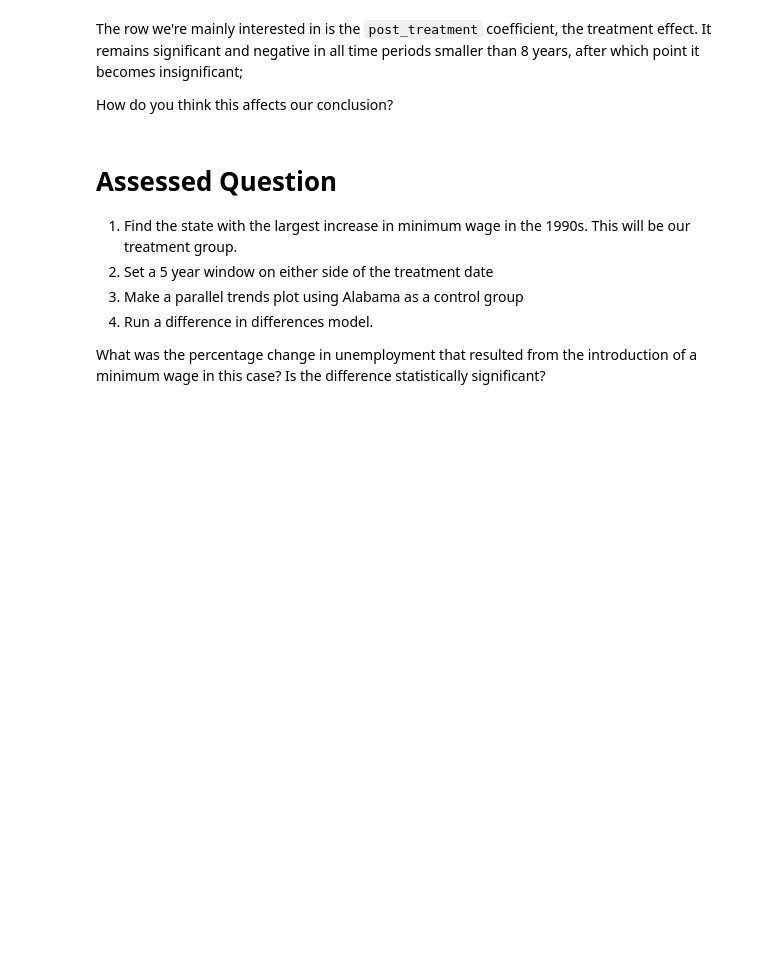
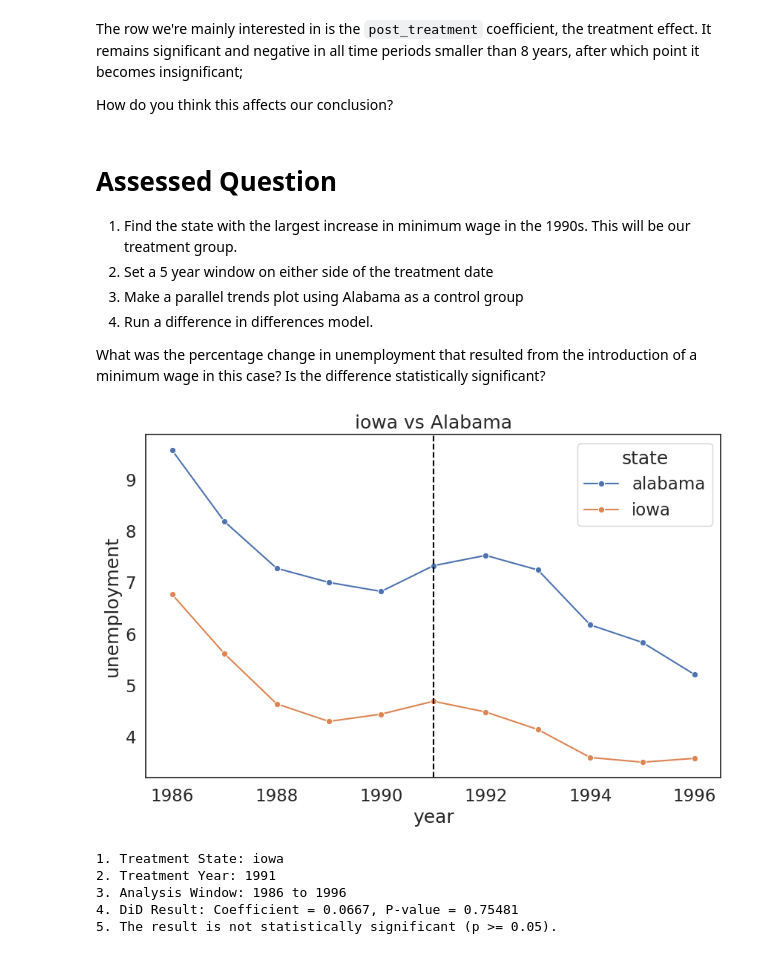
Before and after one commit to mianhuatianchazzx-ship-it/QM2, a Jupyter notebook: notebooks/W08. Diff-in-Diff.ipynb, the cells around one changed output. Saved outputs shown, nothing was run; the diff lists cells and outputs as text; code cells hidden in the pictures; blank space fills up the shorter version.

```diff
--- a/notebooks/W08. Diff-in-Diff.ipynb
+++ b/notebooks/W08. Diff-in-Diff.ipynb
@@ -430,3 +430,63 @@ How do you think this affects our conclusion?
 4. Run a difference in differences model.
 
 What was the percentage change in unemployment that resulted from the introduction of a minimum wage in this case? Is the difference statistically significant?
+# %%
+import pandas as pd
+import numpy as np
+import seaborn as sns
+import matplotlib.pyplot as plt
+from statsmodels.formula.api import ols
+df_s = pd.read_csv('https://storage.googleapis.com/qm2/wk10/state_data.csv', parse_dates=['date'])
+df_1990s = df_s[df_s['date'].dt.year.between(1990, 1999)].copy()
+state_changes = []
+for state in df_1990s['state'].unique():
+    state_data = df_1990s[df_1990s['state'] == state]
+    if not state_data.empty:
+        start = state_data.loc[state_data['date'].idxmin(), 'minwage']
+        end = state_data.loc[state_data['date'].idxmax(), 'minwage']
+        state_changes.append({'state': state, 'change': end - start})
+changes_df = pd.DataFrame(state_changes)
+treatment_state = changes_df.loc[changes_df['change'].idxmax()]['state']
+state_data = df_1990s[df_1990s['state'] == treatment_state].copy()
+state_data['year'] = state_data['date'].dt.year
+annual_avg = state_data.groupby('year')['minwage'].mean().reset_index()
+annual_avg['change'] = annual_avg['minwage'].diff()
+treatment_year = int(annual_avg.loc[annual_avg['change'].idxmax()]['year'])
+start_year = treatment_year - 5
+end_year = treatment_year + 5
+did_df = df_s[
+    (df_s['state'].isin([treatment_state, 'alabama'])) &
+    (df_s['date'].dt.year.between(start_year, end_year))
+].copy()
+did_df['treatment'] = np.where(did_df['state'] == treatment_state, 1, 0)
+did_df['post'] = np.where(did_df['date'].dt.year >= treatment_year, 1, 0)
+did_df['post_treatment'] = did_df['post'] * did_df['treatment']
+plt.figure(figsize=(10, 6))
+plot_data = did_df.copy()
+plot_data['year'] = plot_data['date'].dt.year
+yearly_avg = plot_data.groupby(['year', 'state'])['unemployment'].mean().reset_index()
+sns.lineplot(data=yearly_avg, x='year', y='unemployment', hue='state', marker='o')
+plt.axvline(x=treatment_year, color='black', linestyle='--')
+plt.title(f'{treatment_state} vs Alabama')
+plt.show()
+did_model = ols('unemployment ~ post + treatment + post_treatment', data=did_df).fit()
+beta = did_model.params['post_treatment']
+p_value = did_model.pvalues['post_treatment']
+print(f"1. Treatment State: {treatment_state}")
+print(f"2. Treatment Year: {treatment_year}")
+print(f"3. Analysis Window: {start_year} to {end_year}")
+print(f"4. DiD Result: Coefficient = {beta:.4f}, P-value = {p_value:.5f}")
+if p_value < 0.05:
+    pre_mean = did_df[(did_df['treatment']==1) & (did_df['post']==0)]['unemployment'].mean()
+    pct_change = (beta / pre_mean) * 100
+    print(f"5. The minimum wage change was associated with a {pct_change:.1f}% change in unemployment.")
+    print(f"   This result is statistically significant (p < 0.05).")
+else:
+    print(f"5. The result is not statistically significant (p >= 0.05).")
+# %% [output]
+[figure, added]
+1. Treatment State: iowa
+2. Treatment Year: 1991
+3. Analysis Window: 1986 to 1996
+4. DiD Result: Coefficient = 0.0667, P-value = 0.75481
+5. The result is not statistically significant (p >= 0.05).
```
